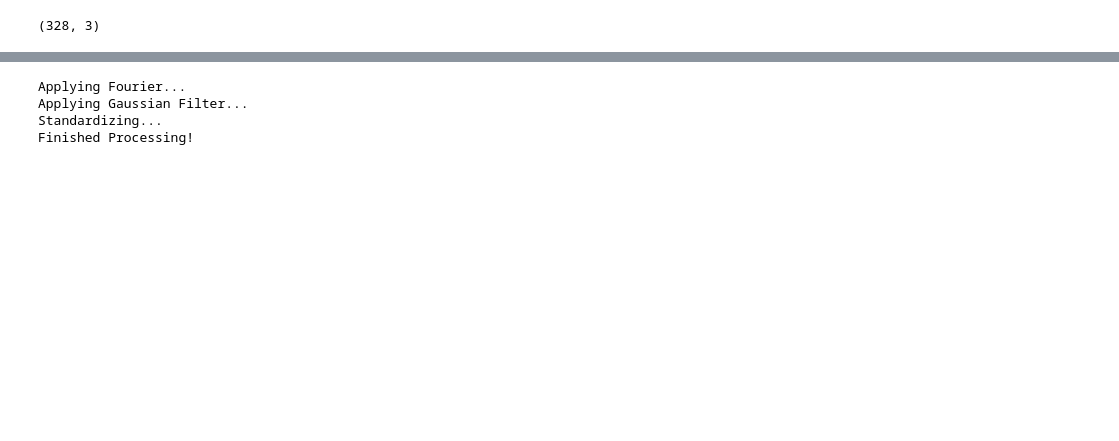
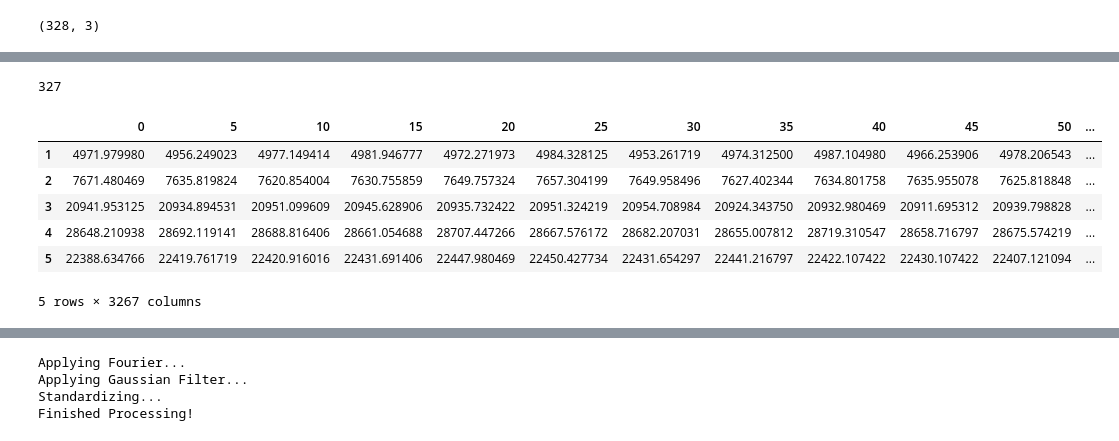
Before and after one commit to BW-Finding-Planets/Machinelearning, a Jupyter notebook: Tess_NN_model.ipynb, the cells around one changed output, grey strips where cells are left out. Cells and saved outputs as stored; diff of their text form; code cells hidden in the pictures; blank space fills up the shorter version.

```diff
--- a/Tess_NN_model.ipynb
+++ b/Tess_NN_model.ipynb
@@ -174,0 +249,25 @@ reduced_train_flux.shape
+# %%
+tid=[]
+for i in range(0,246):
+  tid.append(i)
+# %%
+df_tid = pd.DataFrame(tid, columns=['tid'])
+# %%
+reduced_train_flux = pd.concat([reduced_train_flux,
+                                df_tid],axis=1)
+# %%
+reduced_train_flux = reduced_train_flux.iloc[1:,1:]
+# %%
+len(tid)
+# %% [output]
+327
+# %%
+reduced_train_flux.head()
+# %% [output]
+|  | 0 | 5 | 10 | 15 | 20 | 25 | 30 | 35 | 40 | 45 | 50 | ... |
+| 1 | 4971.979980 | 4956.249023 | 4977.149414 | 4981.946777 | 4972.271973 | 4984.328125 | 4953.261719 | 4974.312500 | 4987.104980 | 4966.253906 | 4978.206543 | ... |
+| 2 | 7671.480469 | 7635.819824 | 7620.854004 | 7630.755859 | 7649.757324 | 7657.304199 | 7649.958496 | 7627.402344 | 7634.801758 | 7635.955078 | 7625.818848 | ... |
+| 3 | 20941.953125 | 20934.894531 | 20951.099609 | 20945.628906 | 20935.732422 | 20951.324219 | 20954.708984 | 20924.343750 | 20932.980469 | 20911.695312 | 20939.798828 | ... |
+| 4 | 28648.210938 | 28692.119141 | 28688.816406 | 28661.054688 | 28707.447266 | 28667.576172 | 28682.207031 | 28655.007812 | 28719.310547 | 28658.716797 | 28675.574219 | ... |
+| 5 | 22388.634766 | 22419.761719 | 22420.916016 | 22431.691406 | 22447.980469 | 22450.427734 | 22431.654297 | 22441.216797 | 22422.107422 | 22430.107422 | 22407.121094 | ... |
+5 rows × 3267 columns
```
Also changed, not shown: parts of 58 cells of this notebook, 1 other file.
